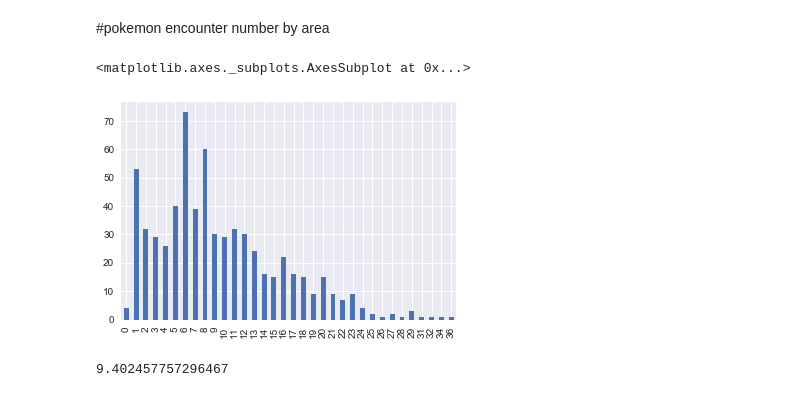
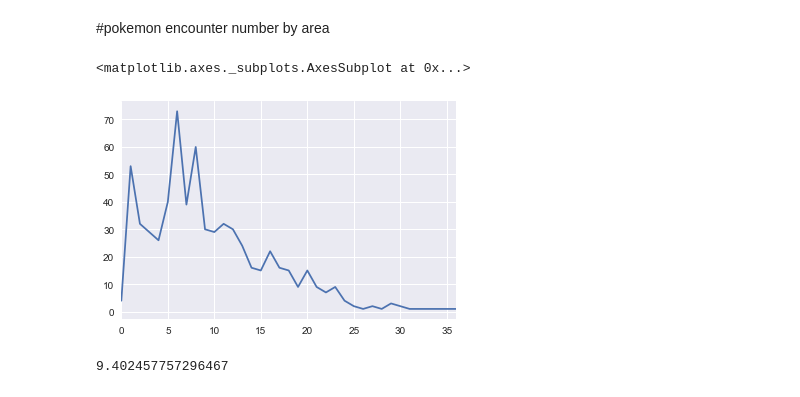
Before and after one commit to wd810/project-3, a Jupyter notebook: project-3/data/Pokemon Encounter.ipynb, the cells around one changed output. Drawn from its saved outputs; the diff is of its cells as text; code cells hidden in the pictures.

```diff
--- a/project-3/data/Pokemon Encounter.ipynb
+++ b/project-3/data/Pokemon Encounter.ipynb
@@ -37,10 +37,10 @@ area_encount_df = area_encount[['avg_catch_one_pokemon', 'name', 'num_method_to_
 # %% [markdown]
 #pokemon encounter number by area
 # %%
-area_encount_df.num_pokemon_encounter.value_counts().sort_index().plot.bar()
+area_encount_df.num_pokemon_encounter.value_counts().sort_index().plot.line()
 # %% [output]
 <matplotlib.axes._subplots.AxesSubplot at 0x...>
-[figure, old version]
+[figure, new version]
 # %%
 # avg possible number of encounter pokemon by location area
 np.mean(area_encount_df.num_pokemon_encounter)
```
Also changed, not shown: parts of 3 cells of this notebook, 8 other files.
